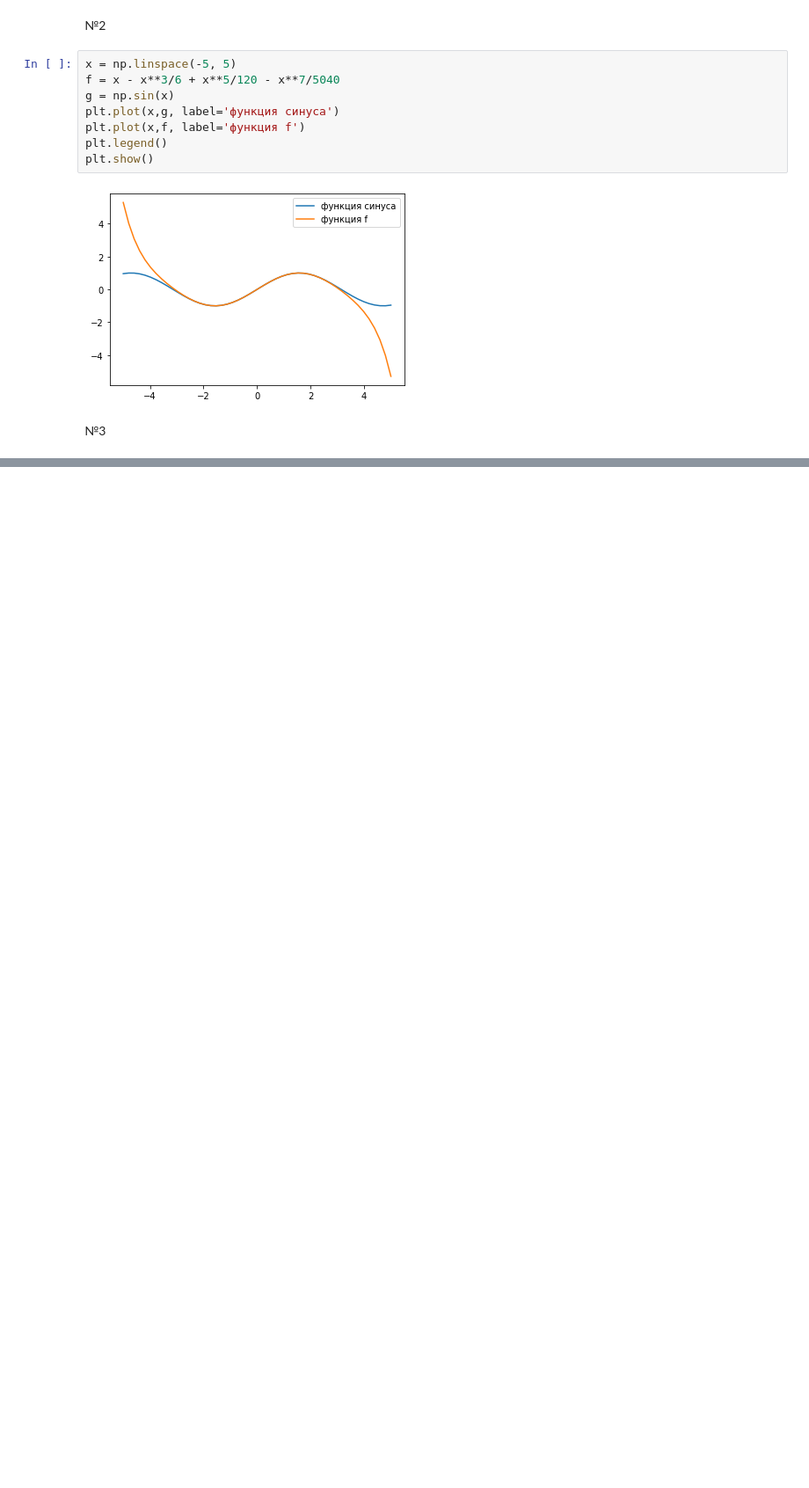
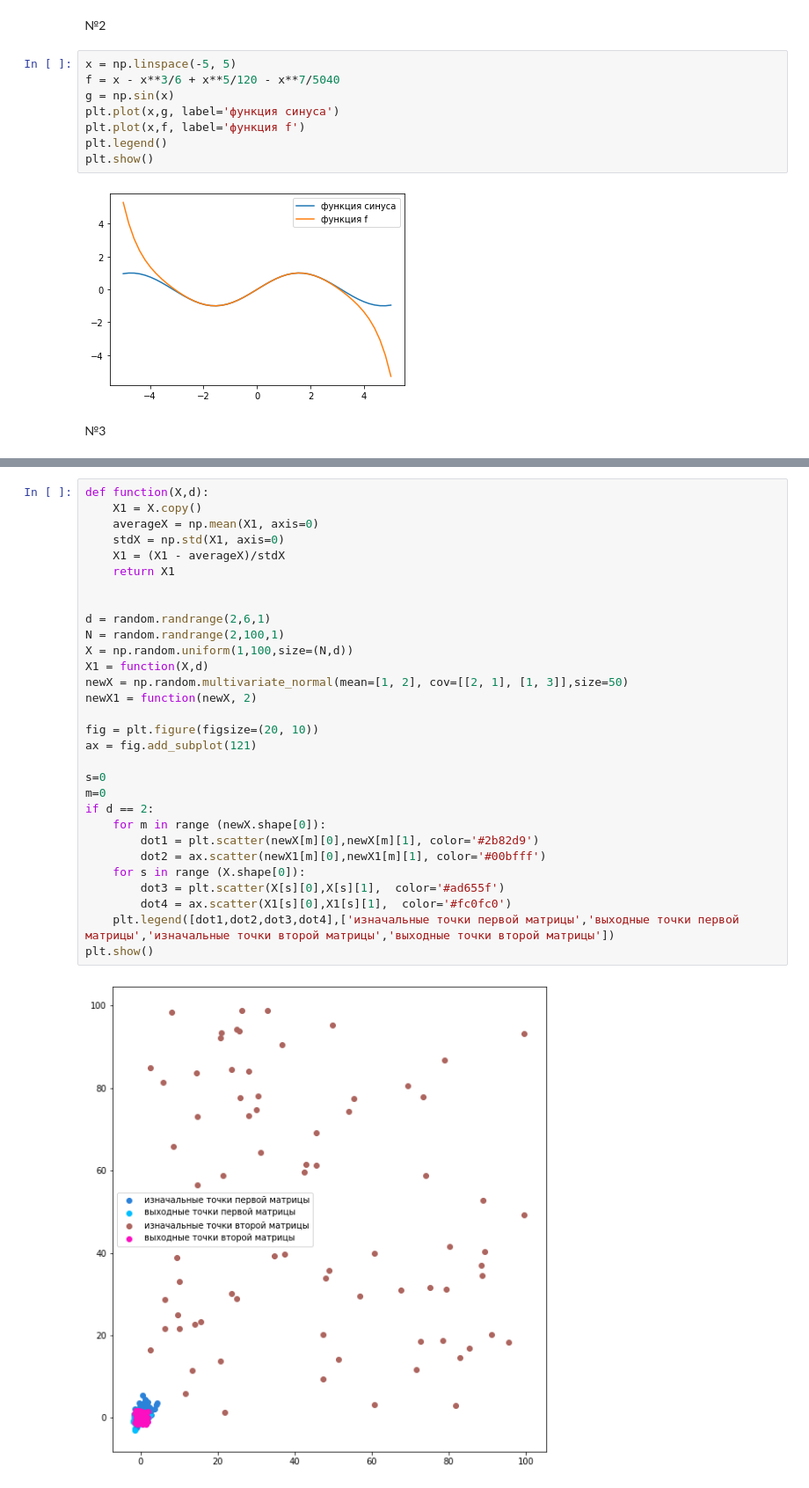
Before and after one commit to ileods/Labs, a Jupyter notebook: Лаба 1.ipynb, the cells around one changed output, grey strips where cells are left out. Shown: that part at 88% size. Cells and saved outputs as stored; diff of their text form; blank space fills up the shorter version.

```diff
--- a/Лаба 1.ipynb
+++ b/Лаба 1.ipynb
@@ -171,0 +112,32 @@ plt.show()
+# %%
+def function(X,d):
+    X1 = X.copy()
+    averageX = np.mean(X1, axis=0)
+    stdX = np.std(X1, axis=0)
+    X1 = (X1 - averageX)/stdX
+    return X1
+
+
+d = random.randrange(2,6,1)
+N = random.randrange(2,100,1)
+X = np.random.uniform(1,100,size=(N,d))
+X1 = function(X,d)
+newX = np.random.multivariate_normal(mean=[1, 2], cov=[[2, 1], [1, 3]],size=50)
+newX1 = function(newX, 2)
+
+fig = plt.figure(figsize=(20, 10))
+ax = fig.add_subplot(121)
+
+s=0
+m=0
+if d == 2:
+    for m in range (newX.shape[0]):
+        dot1 = plt.scatter(newX[m][0],newX[m][1], color='#2b82d9')
+        dot2 = ax.scatter(newX1[m][0],newX1[m][1], color='#00bfff')
+    for s in range (X.shape[0]):
+        dot3 = plt.scatter(X[s][0],X[s][1],  color='#ad655f')
+        dot4 = ax.scatter(X1[s][0],X1[s][1],  color='#fc0fc0')
+    plt.legend([dot1,dot2,dot3,dot4],['изначальные точки первой матрицы','выходные точки первой матрицы','изначальные точки второй матрицы','выходные точки второй матрицы'])
+plt.show()
+# %% [output]
+[figure, added]
```
Also changed, not shown: parts of 8 cells of this notebook.
